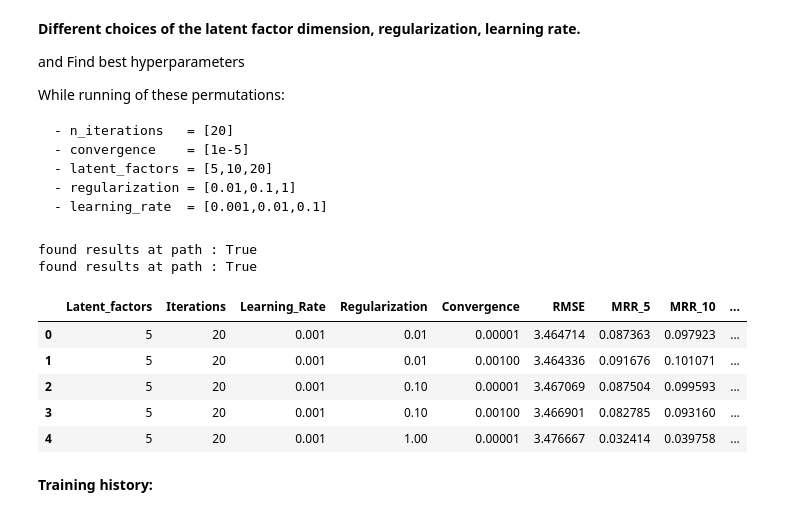
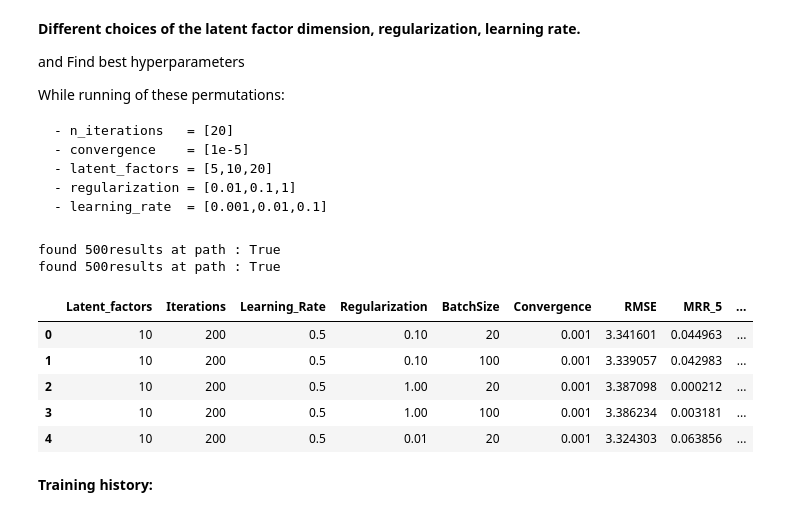
Before and after one commit to tsalex1992/Recommendation-Systems, a Jupyter notebook: HW1/Assignment1.ipynb, the cells around one changed output. Drawn from its saved outputs; the diff is of its cells as text; code cells hidden in the pictures.

```diff
--- a/HW1/Assignment1.ipynb
+++ b/HW1/Assignment1.ipynb
@@ -804,66 +824,59 @@ While running of these permutations:
     - regularization = [0.01,0.1,1]
     - learning_rate  = [0.001,0.01,0.1]
 # %%
-n_iterations   = [20] # just one value due to computational power
-convergence    = [1e-5,1e-3]
-latent_factors = [5, 10, 20]
-regularization = [0.01, 0.1, 1]
-learning_rate  = [0.001, 0.01, 0.1]
+n_iterations   = [200, 500] # just one value due to computational power
+convergence    = [1e-3]
+latent_factors = [10, 20, 5]
+regularization = [0.1, 1, 0.01]
+# learning_rate  = [0.001, 0.01, 0.1]
+learning_rate  = [0.5, 0.05, 0.005]
 batch_size     = [20, 100, 200, 400]
-
-if type(isDFThere('results')) == pd.core.frame.DataFrame:
-    results = isDFThere('results')
+DFFileName= '500results'
+# number of experiments:
+if type(isDFThere(DFFileName)) == pd.core.frame.DataFrame:
+    results = isDFThere(DFFileName)
 else:
     results = pd.DataFrame(columns=['Latent_factors','Iterations','Learning_Rate','Regularization','BatchSize','Convergence','RMSE','MRR_5','MRR_10','NDCG_5','NDCG_10','History','Time'])
+    n_experiments = len(n_iterations)*len(latent_factors)*len(learning_rate)*len(regularization)*len(convergence)*len(batch_size)
     i=0
     for n_iter in n_iterations:
         for lf in latent_factors:
             for lr in learning_rate:
                 for reg in regularization:
                     for conv in convergence:
                         for bs in batch_size:
-
                             dic = {'Iterations':n_iter,'Latent_factors':lf,'Learning_Rate':lr,'Regularization':reg,'BatchSize':bs,'Convergence':conv}
-
                             # initialize model
                             mf = MF(train.values,n_factors=lf, only_bias=False)
-
                             # record training time
                             start = time.time()
-
                             # train MF
-                            mf.fit(n_iterations=n_iter,verbose=False,learning_rate=lr,regularization=reg,convergence=conv)
+                            mf.fit(n_iterations=n_iter,verbose=True,learning_rate=lr,regularization=reg,convergence=conv, batch_size=bs)
                             dic['Time'] = time.time() - start
-
                             # eval model
                             # please use the model evaluation funcntions
                             dic["RMSE"]    = mf.get_rmse(test.values)
                             dic["MRR_5"]   = mf.get_mrr(test.values,k=5)
                             dic["MRR_10"]  = mf.get_mrr(test.values,k=10)
                             dic["NDCG_5"]  = mf.get_ndcg(test.values,k=5)
                             dic["NDCG_10"] = mf.get_ndcg(test.values,k=10)
-
                             # record model history
                             dic['IterPerformed'] = len(mf.history) # number of iterations performed
-                            print('Done with ',dic)
                             i+=1
                             dic['History'] = mf.history # model
-
                             # add experiment
+                            print(f'Done with {i}/{n_experiments} experiments, RMSE {dic["RMSE"]} batch size {bs} latent factors {lf} learning rate {lr} regularization {reg} convergence {conv} iterations performed {len(mf.history)}')
                             results = results.append(dic,ignore_index=True)
-
-
-                        # save results
-    results.to_csv('results.csv',index=False)
+                            results.to_csv(f'{DFFileName}.csv',index=False)
 results.head(5)
 # %% [output]
-found results at path : True
-found results at path : True
+found 500results at path : True
+found 500results at path : True
-|  | Latent_factors | Iterations | Learning_Rate | Regularization | Convergence | RMSE | MRR_5 | MRR_10 | ... |
-| 0 | 5 | 20 | 0.001 | 0.01 | 0.00001 | 3.464714 | 0.087363 | 0.097923 | ... |
-| 1 | 5 | 20 | 0.001 | 0.01 | 0.00100 | 3.464336 | 0.091676 | 0.101071 | ... |
-| 2 | 5 | 20 | 0.001 | 0.10 | 0.00001 | 3.467069 | 0.087504 | 0.099593 | ... |
-| 3 | 5 | 20 | 0.001 | 0.10 | 0.00100 | 3.466901 | 0.082785 | 0.093160 | ... |
-| 4 | 5 | 20 | 0.001 | 1.00 | 0.00001 | 3.476667 | 0.032414 | 0.039758 | ... |
+|  | Latent_factors | Iterations | Learning_Rate | Regularization | BatchSize | Convergence | RMSE | MRR_5 | ... |
+| 0 | 10 | 200 | 0.5 | 0.10 | 20 | 0.001 | 3.341601 | 0.044963 | ... |
+| 1 | 10 | 200 | 0.5 | 0.10 | 100 | 0.001 | 3.339057 | 0.042983 | ... |
+| 2 | 10 | 200 | 0.5 | 1.00 | 20 | 0.001 | 3.387098 | 0.000212 | ... |
+| 3 | 10 | 200 | 0.5 | 1.00 | 100 | 0.001 | 3.386234 | 0.003181 | ... |
+| 4 | 10 | 200 | 0.5 | 0.01 | 20 | 0.001 | 3.324303 | 0.063856 | ... |
 # %% [markdown]
 **Training history:**
```
Also changed, not shown: parts of 28 cells of this notebook, 4 other files.
